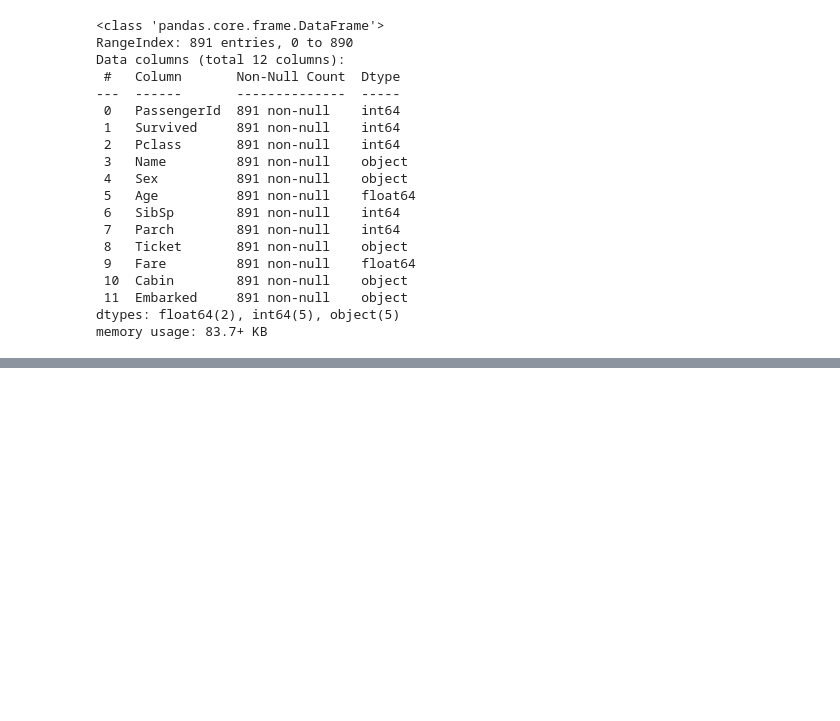
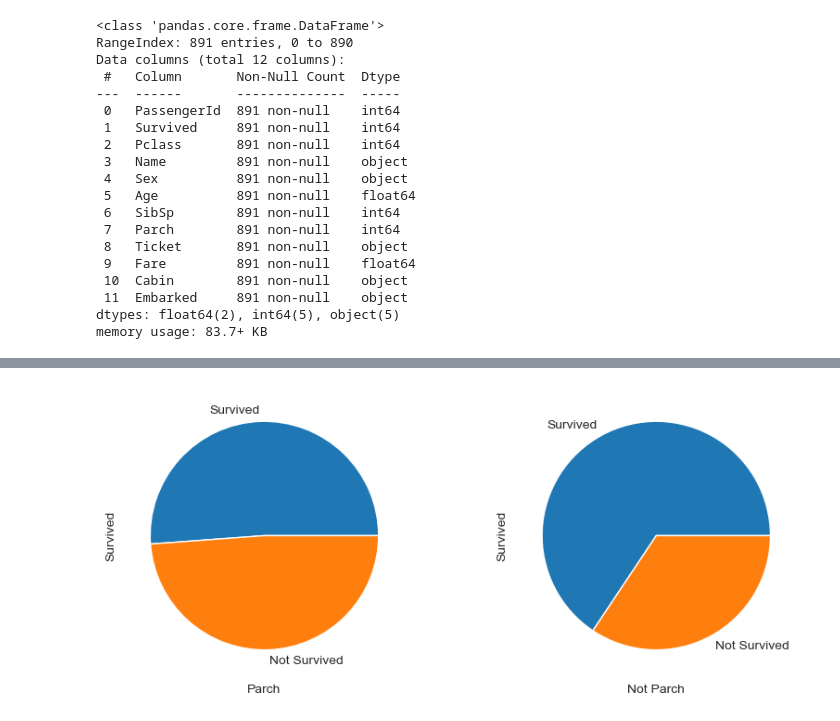
Before and after one commit to YulinCHEN-CS/Titanic, a Jupyter notebook: titanic_data.ipynb, the cells around one changed output, grey strips where cells are left out. Saved outputs shown, nothing was run; the diff lists cells and outputs as text; code cells hidden in the pictures; blank space fills up the shorter version.

```diff
--- a/titanic_data.ipynb
+++ b/titanic_data.ipynb
@@ -214,0 +241,17 @@ sns.barplot(x='Name_length', y='Survived', data=name_length)
+# %%
+# Have parents or children
+parch_data = train_data[train_data['Parch'] != 0]
+no_parch_data = train_data[train_data['Parch'] == 0]
+
+plt.figure(figsize=(10, 4))
+plt.subplot(121)
+parch_data['Survived'].value_counts().plot.pie(labels=['Survived', 'Not Survived'])
+plt.xlabel('Parch')
+
+plt.subplot(122)
+no_parch_data['Survived'].value_counts().plot.pie(labels=['Survived', 'Not Survived'])
+plt.xlabel('Not Parch')
+
+plt.show()
+# %% [output]
+[figure, added]
```
Also changed, not shown: parts of 16 cells of this notebook.
